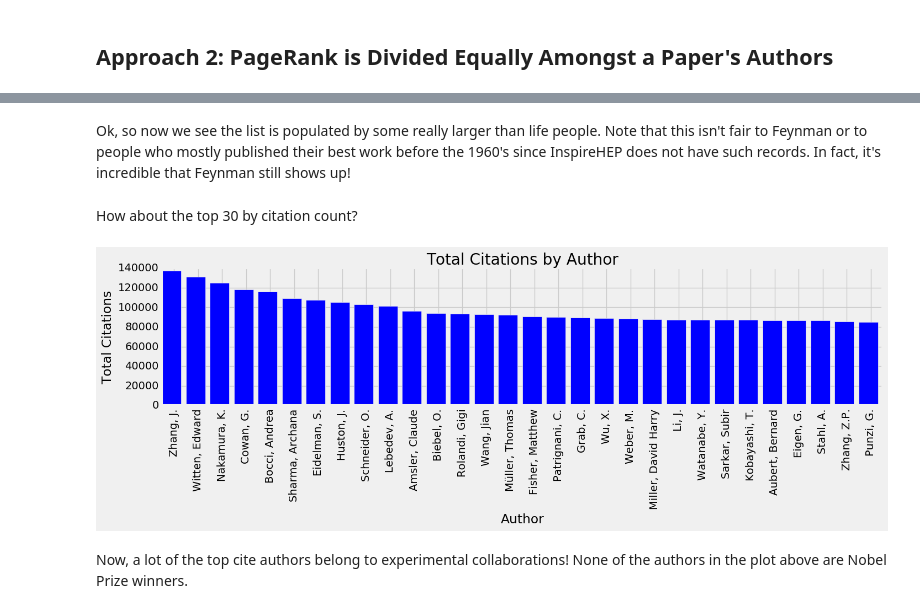
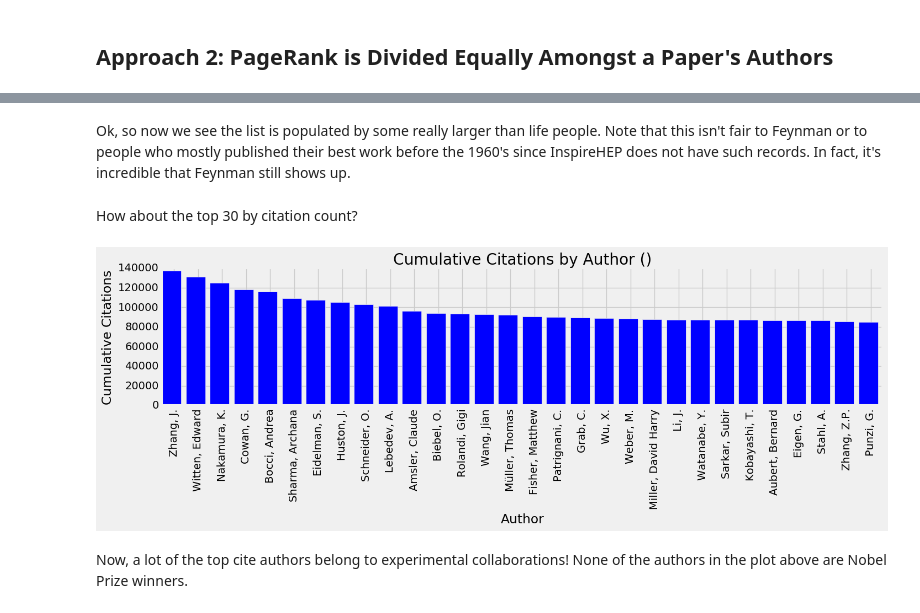
Before and after one commit to ieder1357/InspireHEP-Network-Analysis, a Jupyter notebook: ipython_notebooks/network_analysis.ipynb, the cells around one changed output, grey strips where cells are left out. Drawn from its saved outputs; the diff is of its cells as text; code cells hidden in the pictures.

```diff
--- a/ipython_notebooks/network_analysis.ipynb
+++ b/ipython_notebooks/network_analysis.ipynb
@@ -252,15 +276,0 @@ pr_by_author_with_linpen_sorted = sorted(pr_by_author_with_linpen.items(),
-# %%
-cumu_pr = [pr_i
-           for _, pr_i in pr_by_author_with_linpen_sorted[:num_entries]]
-
-x_ticks_labels = [author_i
-                  for author_i,_ in pr_by_author_with_linpen_sorted[:num_entries]]
-
-x = range(num_entries)
-
-plt.bar(x,cumu_pr)
-plt.ylabel("Cumulative PageRank")
-plt.xlabel("Author")
-plt.title("Cumulative PageRank by Author (Author penalty = 1/N)")
-plt.xticks([i+0.5 for i,_ in enumerate(cumu_pr)],x_ticks_labels,rotation='vertical')
-plt.show()
@@ -269,36 +286,26 @@ plt.show()
 # %% [markdown]
 Ok, so now we see the list is populated by some really larger than life people.
-Note that this isn't fair to Feynman or to people who mostly published their best work before the 1960's since InspireHEP does not have such records. In fact, it's incredible that Feynman still shows up!
+Note that this isn't fair to Feynman or to people who mostly published their best work before the 1960's since InspireHEP does not have such records. In fact, it's incredible that Feynman still shows up.
 # %% [markdown]
 How about the top 30 by citation count?
 # %%
-# we need to build the num_cites_by_author dict and sorted list
-num_entries = 30
-num_cites_by_author = defaultdict(int) # key is author; value is total citation count
-
-for recid_i, authors_i in authors_in_recid.iteritems():
-    for author in authors_i:
-        num_cites_by_author[author] += citations_by_recid[recid_i]
+# key is author; value is num_cites
+num_cites_by_author = measure_by_author_dict(authors_by_recid,
+                                            citations_by_recid)
 
 num_cites_by_author_sorted = sorted(num_cites_by_author.items(),
-                                    key = lambda x: x[1], reverse = True)
+                                    key = lambda x: x[1],
+                                    reverse = True
+                                   )
-# %%
-cumu_cites = [cite_i
-              for _, cite_i in num_cites_by_author_sorted[:num_entries]]
-
-x_ticks_labels = [author_i
-                  for author_i,_ in num_cites_by_author_sorted[:num_entries]]
-
-x = range(num_entries)
-
-plt.bar(x,cumu_cites)
-plt.ylabel("Total Citations")
-plt.xlabel("Author")
-plt.title("Total Citations by Author")
-plt.xticks([i+0.5 for i,_ in enumerate(cumu_cites)],x_ticks_labels,rotation='vertical')
-plt.show()
-# %% [output]
-[figure, removed]
+# %%
+# and let's make a histogram
+make_hist_by_author(num_cites_by_author_sorted,
+                         'Citations',
+                         '',
+                         num_entries)
+plt.show()
+# %% [output]
+[figure, added]
 # %% [markdown]
 Now, a lot of the top cite authors belong to experimental collaborations!
 None of the authors in the plot above are Nobel Prize winners.
```
Also changed, not shown: parts of 25 cells of this notebook, 1 other file.
